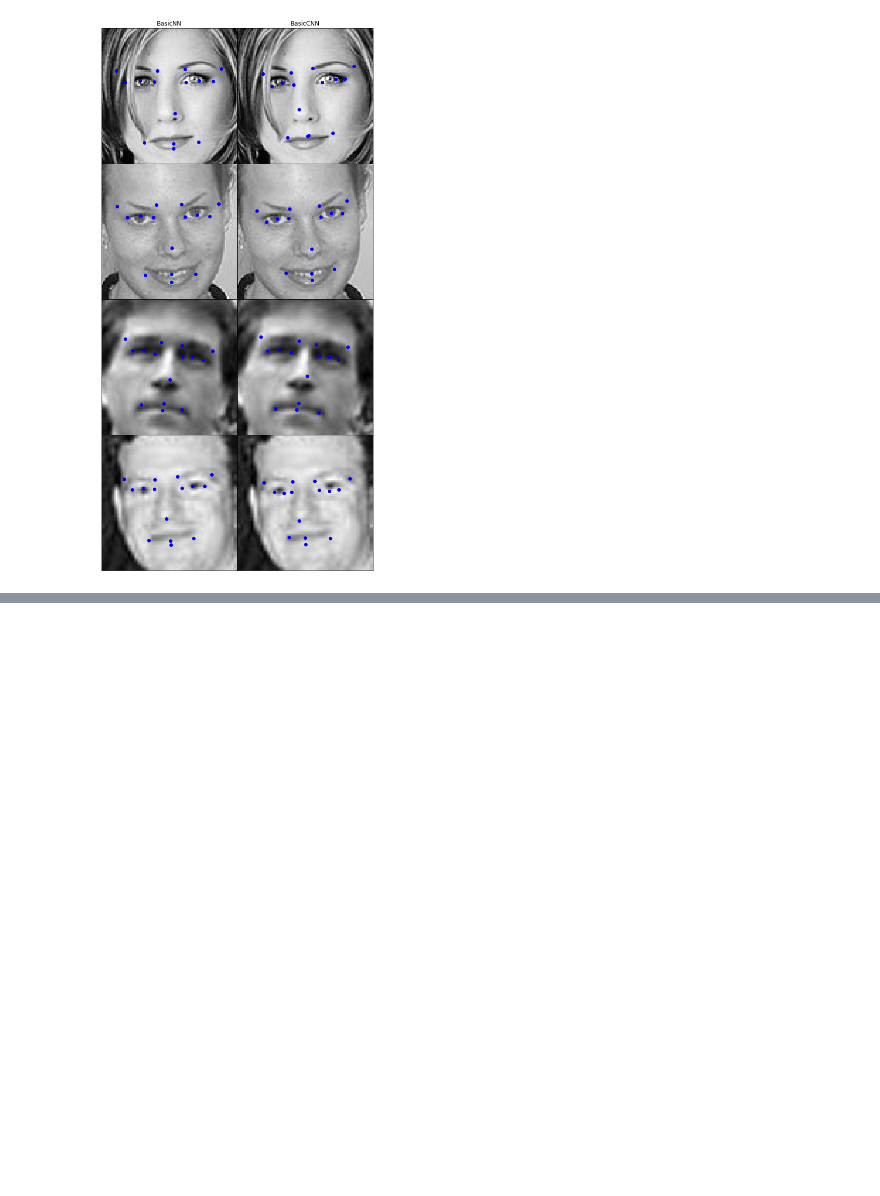
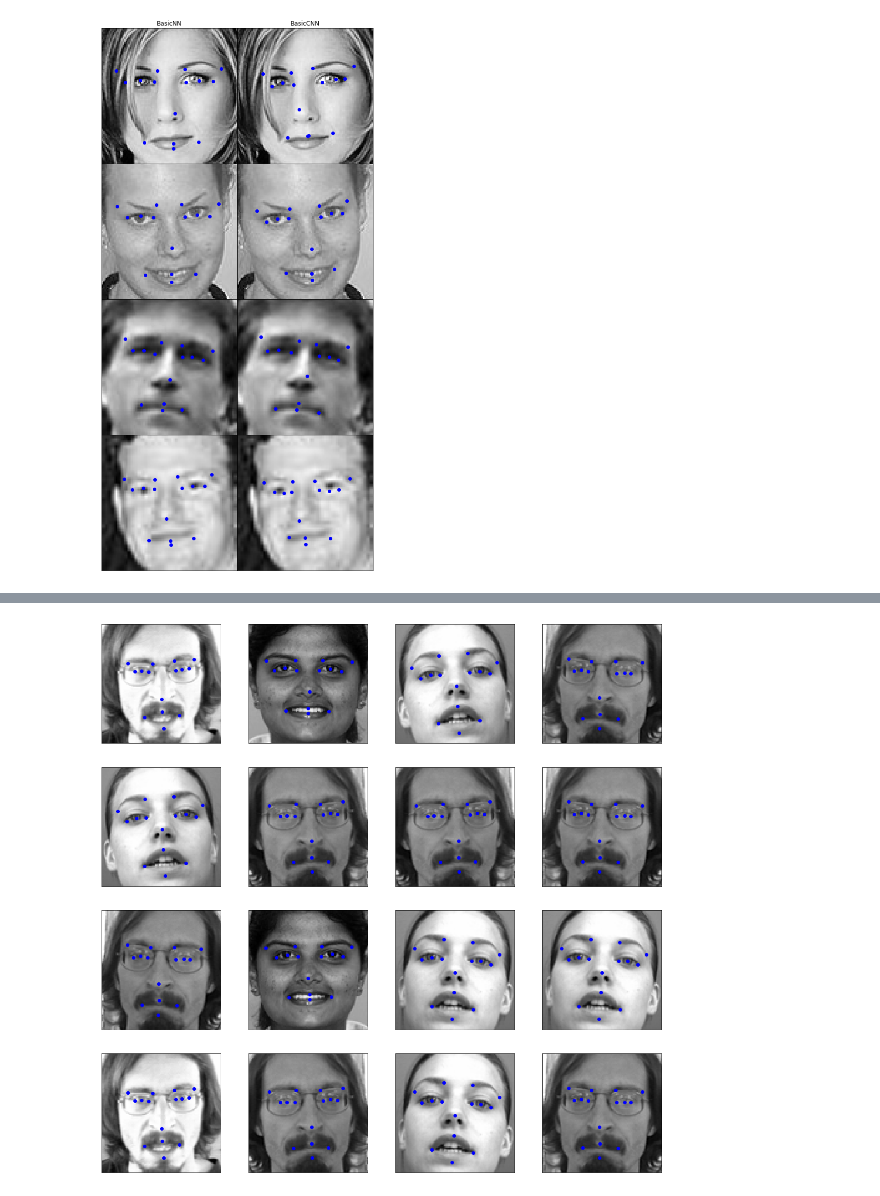
Before and after one commit to jinmoku1/MLnotebook, a Jupyter notebook: facial-keypoints-detection/kernel.ipynb, the cells around one changed output, grey strips where cells are left out. Drawn from its saved outputs; the diff is of its cells as text; code cells hidden in the pictures; blank space fills up the shorter version.

```diff
--- a/facial-keypoints-detection/kernel.ipynb
+++ b/facial-keypoints-detection/kernel.ipynb
@@ -517,3 +518,11 @@ for irow in range(Npicture):
 plt.show()
 # %% [output]
 [figure]
+# %%
+#http://scikit-learn.org/stable/modules/generated/sklearn.model_selection.train_test_split.html
+# Split train / test data after shuffling. Train : Test ratio is 0.8 : 0.2.
+X_train, X_val, y_train, y_val = train_test_split(X, y, test_size=0.2)
+print(X_train.shape)
+print(X_val.shape)
+print(y_train.shape)
+print(y_val.shape)
@@ -519,0 +561,69 @@ plt.show()
+# %%
+class DataModifier(object):
+    def fit(self,X_,y_):
+        return(NotImplementedError)
+
+class FlipPic(DataModifier):
+    def __init__(self,flip_indices=None):
+        if flip_indices is None:
+            flip_indices = [
+                (0, 2), (1, 3),
+                (4, 8), (5, 9), (6, 10), (7, 11),
+                (12, 16), (13, 17), (14, 18), (15, 19),
+                (22, 24), (23, 25)
+                ]
+
+        self.flip_indices = flip_indices
+
+    '''
+    Flip half of the images in the batch
+    '''
+    def fit(self, X_batch, y_batch):
+
+        batch_size = X_batch.shape[0]
+        '''
+        https://docs.scipy.org/doc/numpy/reference/generated/numpy.random.choice.html
+        -> indices randomly generated to randomly select images
+            (up to half of the batch size) to flip horizontally.
+        '''
+        indices = np.random.choice(batch_size, int(batch_size/2), replace=False)
+
+        '''
+        https://docs.python.org/release/2.3.5/whatsnew/section-slices.html
+        [::-1] -> reverse the list
+        X_batch
+            -> horizontally reverse every row of an image = flip horizonally
+        y_batch
+            -> flip every x coordinate (0 is the middle). Remember that coordinate is in range [-1, 1].
+        '''
+        X_batch[indices] = X_batch[indices, :, ::-1,:]
+        y_batch[indices, ::2] = y_batch[indices, ::2] * -1
+
+        # flip left eye to right eye, left mouth to right mouth and so on ..
+        for a, b in self.flip_indices:
+            y_batch[indices, a], y_batch[indices, b] = (y_batch[indices, b], y_batch[indices, a])
+        return X_batch, y_batch
+
+# https://keras.io/preprocessing/image/
+generator = ImageDataGenerator()
+modifier = FlipPic()
+
+fig = plt.figure(figsize=(20, 20))
+
+count = 1
+# Augment data for each batch. Slightly changed images will be stored in the batch.
+for batch in generator.flow(X_train[:4], y_train[:4]):
+    # asterisk in python: https://stackoverflow.com/questions/400739/what-does-asterisk-mean-in-python
+    if count == 1:
+        print("Batch len  : %d. batch = (X_batch, y_batch)" % len(batch))
+        print("X_batch shape: " + str(batch[0].shape))
+        print("y_batch shape: " + str(batch[1].shape))
+    X_batch, y_batch = modifier.fit(*batch)
+
+    ax = fig.add_subplot(4, 4, count, xticks=[], yticks=[])
+    plot_sample(X_batch[0], y_batch[0], ax)
+    count += 1
+    if count == 17:
+        break
+plt.show()
+# %% [output]
@@ -519,0 +633 @@ plt.show()
+[figure, added]
```
Also changed, not shown: parts of 11 cells of this notebook.
